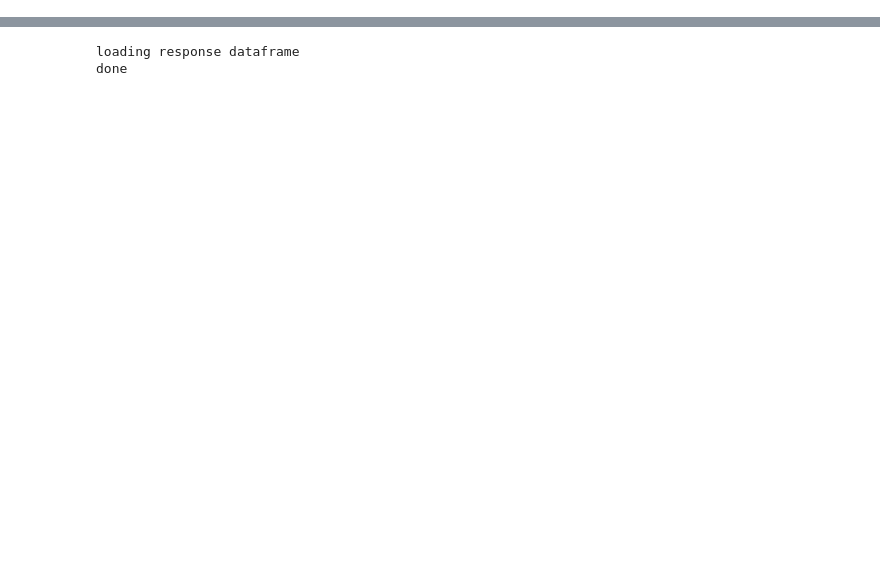
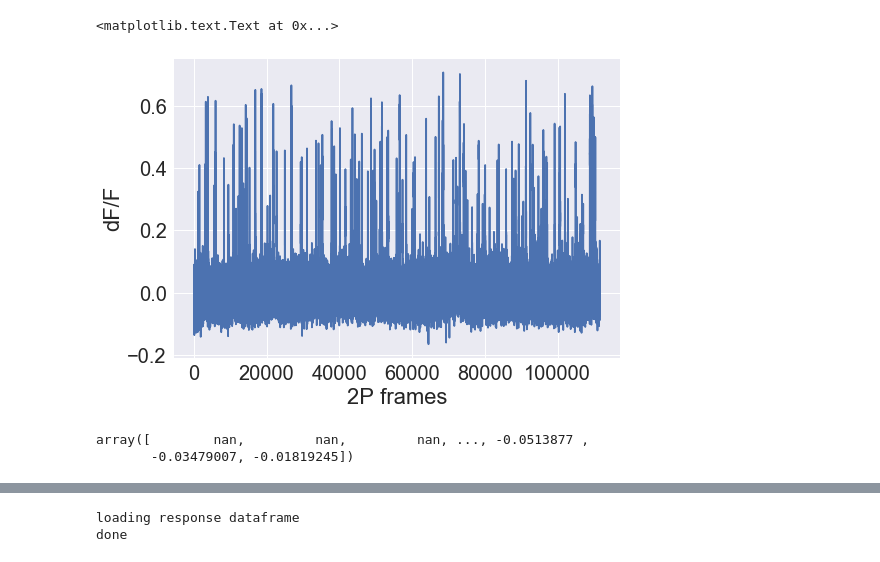
Before and after one commit to matchings/visual_behavior_ophys, a Jupyter notebook: visual_behavior_ophys/examples/visual_behavior_scientitifica_dataset_example.ipynb, the cells around one changed output, grey strips where cells are left out. Cells and saved outputs as stored; diff of their text form; code cells hidden in the pictures; blank space fills up the shorter version.

```diff
--- a/visual_behavior_ophys/examples/visual_behavior_scientitifica_dataset_example.ipynb
+++ b/visual_behavior_ophys/examples/visual_behavior_scientitifica_dataset_example.ipynb
@@ -35,0 +49,12 @@ plotting functions
+# %%
+plt.plot(dataset.dff_traces[22])
+plt.ylabel('dF/F')
+plt.xlabel('2P frames')
+# %% [output]
+<matplotlib.text.Text at 0x...>
+[figure, added]
+# %%
+dataset.running_speed
+# %% [output]
+array([        nan,         nan,         nan, ..., -0.0513877 ,
+       -0.03479007, -0.01819245])
```
Also changed, not shown: parts of 18 cells of this notebook, 15 other files.
